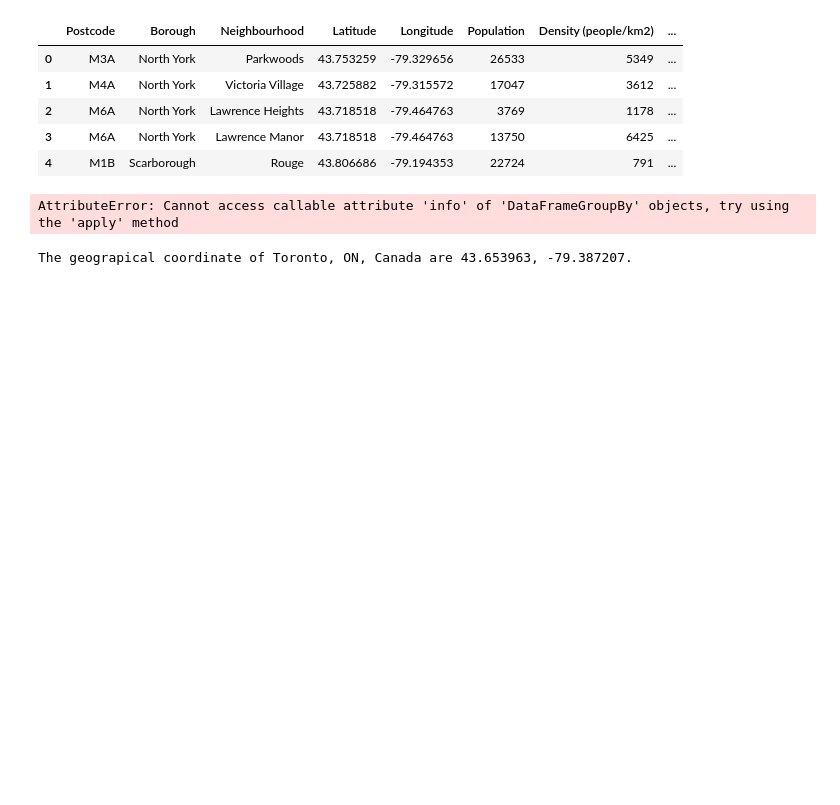
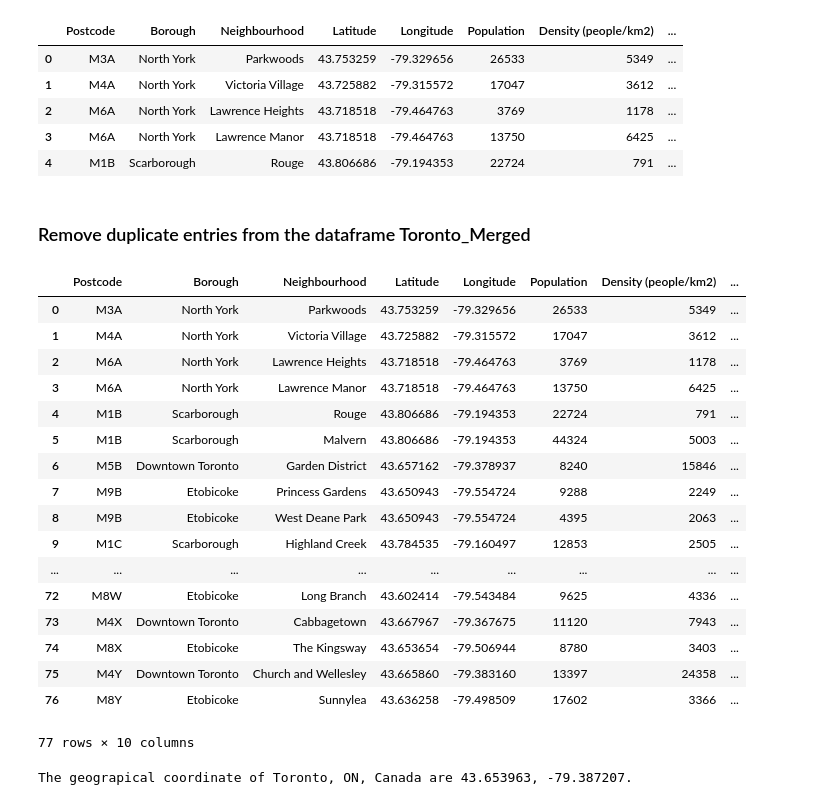
Before and after one commit to unixdev0/DataScience, a Jupyter notebook: IBM-Applied-DataScience-Capstone.ipynb, the cells around one changed output. Cells and saved outputs as stored; diff of their text form; code cells hidden in the pictures; blank space fills up the shorter version.

```diff
--- a/IBM-Applied-DataScience-Capstone.ipynb
+++ b/IBM-Applied-DataScience-Capstone.ipynb
@@ -371,7 +377,5 @@ Toronto_Merged.head()
 | 2 | M6A | North York | Lawrence Heights | 43.718518 | -79.464763 | 3769 | 1178 | ... |
 | 3 | M6A | North York | Lawrence Manor | 43.718518 | -79.464763 | 13750 | 6425 | ... |
 | 4 | M1B | Scarborough | Rouge | 43.806686 | -79.194353 | 22724 | 791 | ... |
-# %%
-Toronto_Merged.groupby('Neighbourhood').info()
-# %% [output]
-AttributeError: Cannot access callable attribute 'info' of 'DataFrameGroupBy' objects, try using the 'apply' method
+# %% [markdown]
+### Remove duplicate entries from the dataframe Toronto_Merged
@@ -378,3 +384,24 @@ AttributeError: Cannot access callable attribute 'info' of 'DataFrameGroupBy' ob
+# %%
+Toronto_Merged
+# %% [output]
+|  | Postcode | Borough | Neighbourhood | Latitude | Longitude | Population | Density (people/km2) | ... |
+| 0 | M3A | North York | Parkwoods | 43.753259 | -79.329656 | 26533 | 5349 | ... |
+| 1 | M4A | North York | Victoria Village | 43.725882 | -79.315572 | 17047 | 3612 | ... |
+| 2 | M6A | North York | Lawrence Heights | 43.718518 | -79.464763 | 3769 | 1178 | ... |
+| 3 | M6A | North York | Lawrence Manor | 43.718518 | -79.464763 | 13750 | 6425 | ... |
+| 4 | M1B | Scarborough | Rouge | 43.806686 | -79.194353 | 22724 | 791 | ... |
+| 5 | M1B | Scarborough | Malvern | 43.806686 | -79.194353 | 44324 | 5003 | ... |
+| 6 | M5B | Downtown Toronto | Garden District | 43.657162 | -79.378937 | 8240 | 15846 | ... |
+| 7 | M9B | Etobicoke | Princess Gardens | 43.650943 | -79.554724 | 9288 | 2249 | ... |
+| 8 | M9B | Etobicoke | West Deane Park | 43.650943 | -79.554724 | 4395 | 2063 | ... |
+| 9 | M1C | Scarborough | Highland Creek | 43.784535 | -79.160497 | 12853 | 2505 | ... |
+| ... | ... | ... | ... | ... | ... | ... | ... | ... |
+| 72 | M8W | Etobicoke | Long Branch | 43.602414 | -79.543484 | 9625 | 4336 | ... |
+| 73 | M4X | Downtown Toronto | Cabbagetown | 43.667967 | -79.367675 | 11120 | 7943 | ... |
+| 74 | M8X | Etobicoke | The Kingsway | 43.653654 | -79.506944 | 8780 | 3403 | ... |
+| 75 | M4Y | Downtown Toronto | Church and Wellesley | 43.665860 | -79.383160 | 13397 | 24358 | ... |
+| 76 | M8Y | Etobicoke | Sunnylea | 43.636258 | -79.498509 | 17602 | 3366 | ... |
+77 rows × 10 columns
 # %%
 address = 'Toronto, Ontario'
 
```
Also changed, not shown: parts of 67 cells of this notebook.
